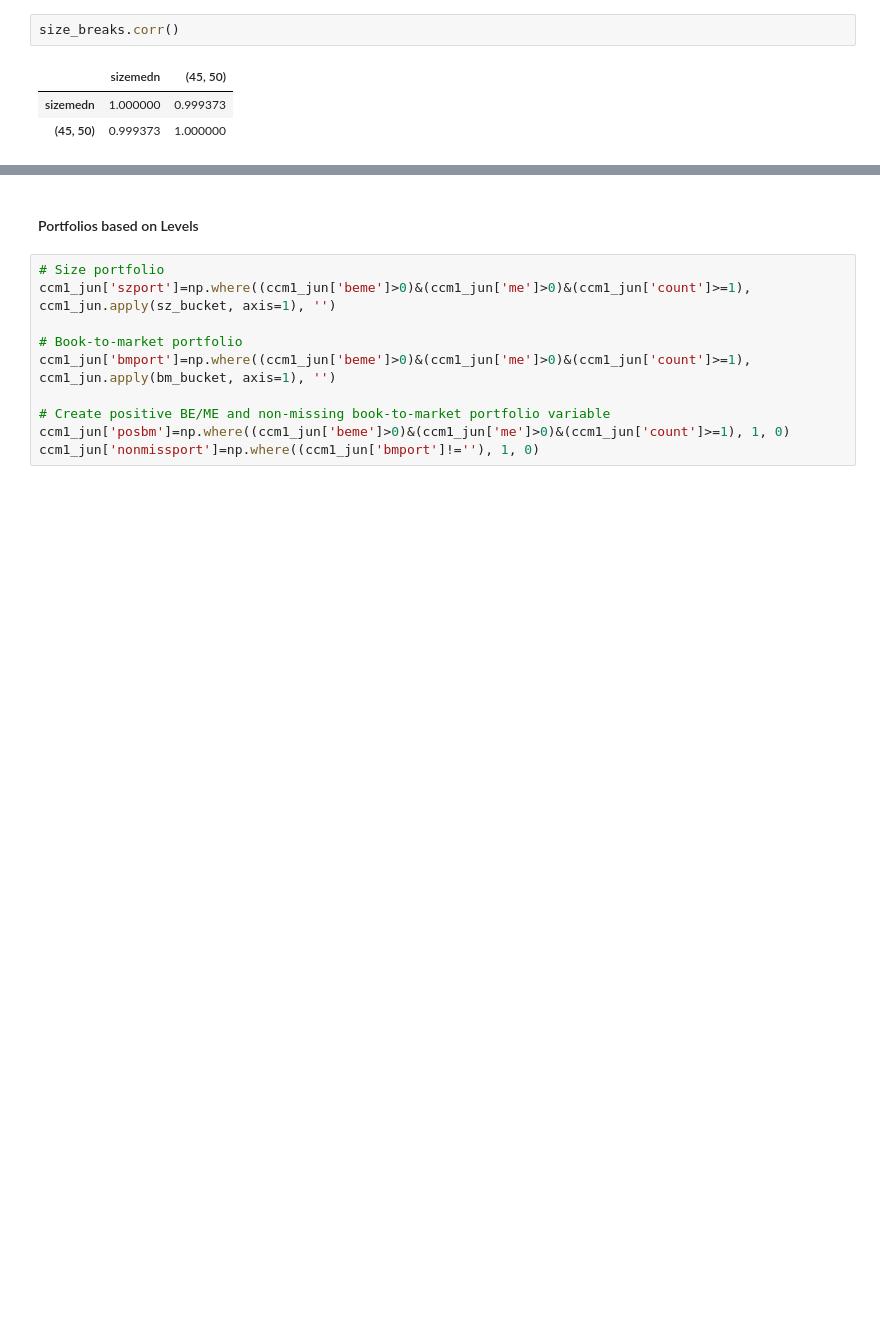
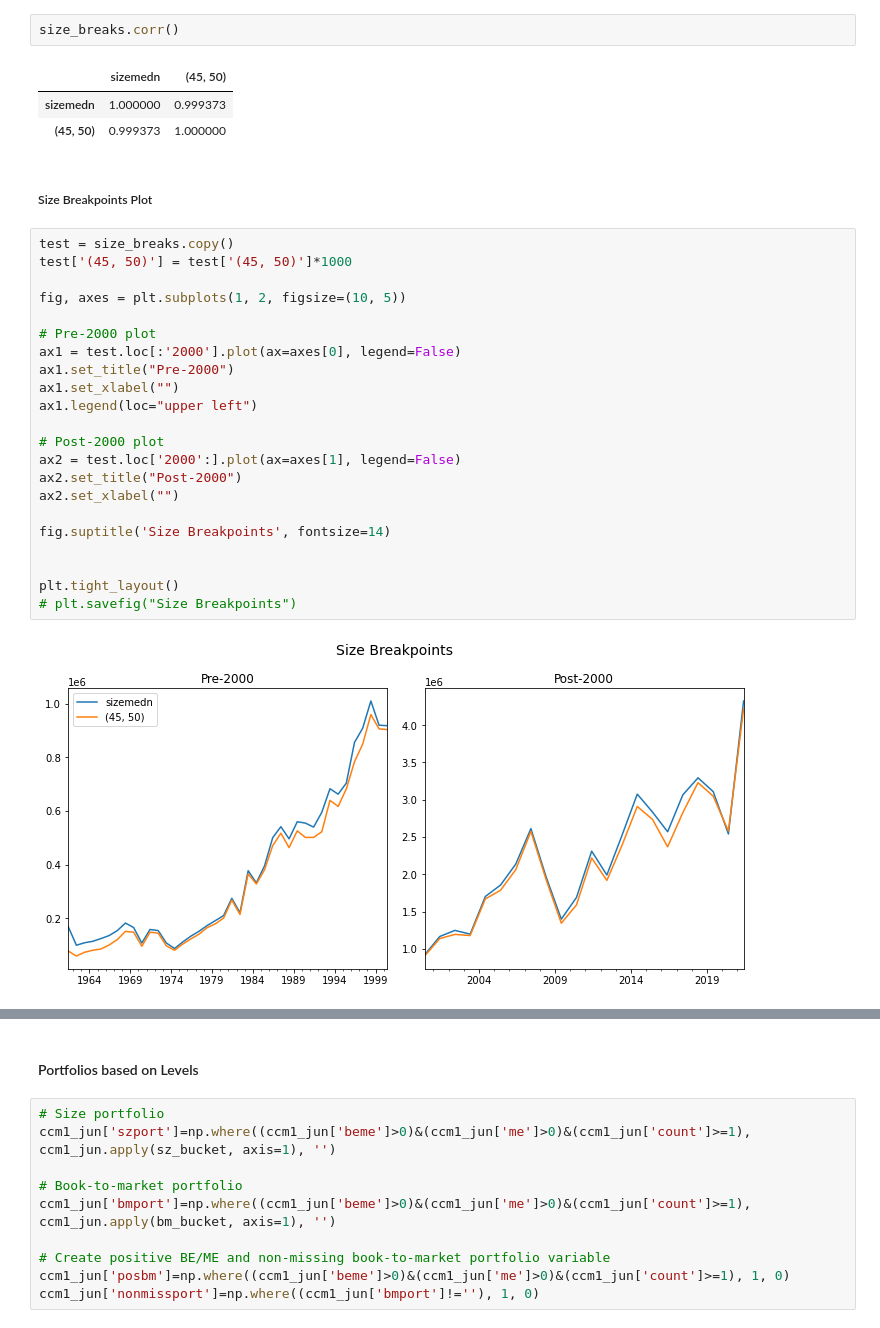
Before and after one commit to santoromano/RSM3034, a Jupyter notebook: ff1993_modified.ipynb, the cells around one changed output, grey strips where cells are left out. Saved outputs shown, nothing was run; the diff lists cells and outputs as text; blank space fills up the shorter version.

```diff
--- a/ff1993_modified.ipynb
+++ b/ff1993_modified.ipynb
@@ -490,6 +481,32 @@ size_breaks.corr()
 |  | sizemedn | (45, 50) |
 | sizemedn | 1.000000 | 0.999373 |
 | (45, 50) | 0.999373 | 1.000000 |
+# %% [markdown]
+##### Size Breakpoints Plot
+# %%
+test = size_breaks.copy()
+test['(45, 50)'] = test['(45, 50)']*1000
+
+fig, axes = plt.subplots(1, 2, figsize=(10, 5))
+
+# Pre-2000 plot
+ax1 = test.loc[:'2000'].plot(ax=axes[0], legend=False)
+ax1.set_title("Pre-2000")
+ax1.set_xlabel("")
+ax1.legend(loc="upper left")
+
+# Post-2000 plot
+ax2 = test.loc['2000':].plot(ax=axes[1], legend=False)
+ax2.set_title("Post-2000")
+ax2.set_xlabel("")
+
+fig.suptitle('Size Breakpoints', fontsize=14)
+
+
+plt.tight_layout()
+# plt.savefig("Size Breakpoints")
+# %% [output]
+[figure, added]
 # %%
 # my_breakpoints.index = my_breakpoints.index.year
 # my_breakpoints.index = pd.PeriodIndex(my_breakpoints.index, freq="A")
```
Also changed, not shown: parts of 9 cells of this notebook.
